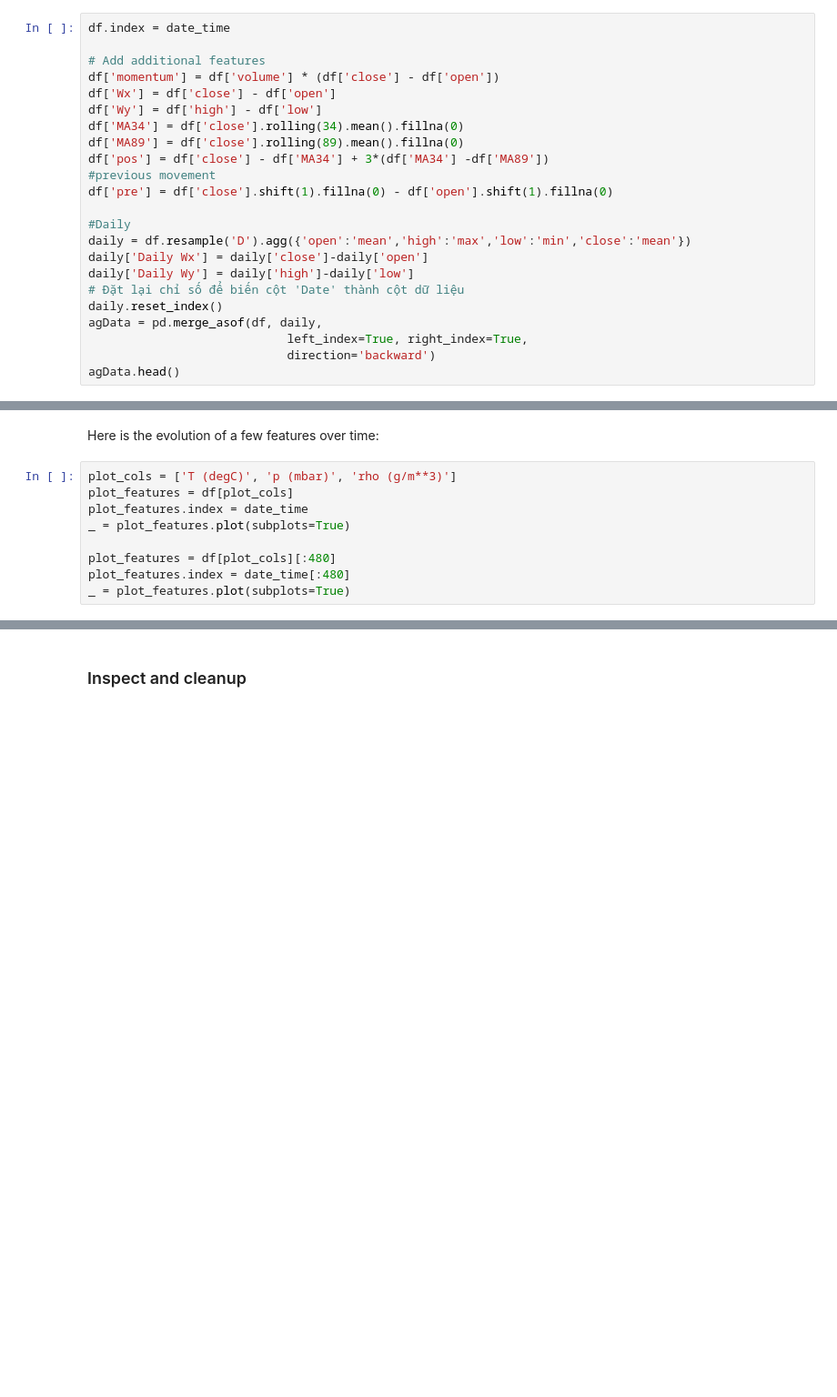
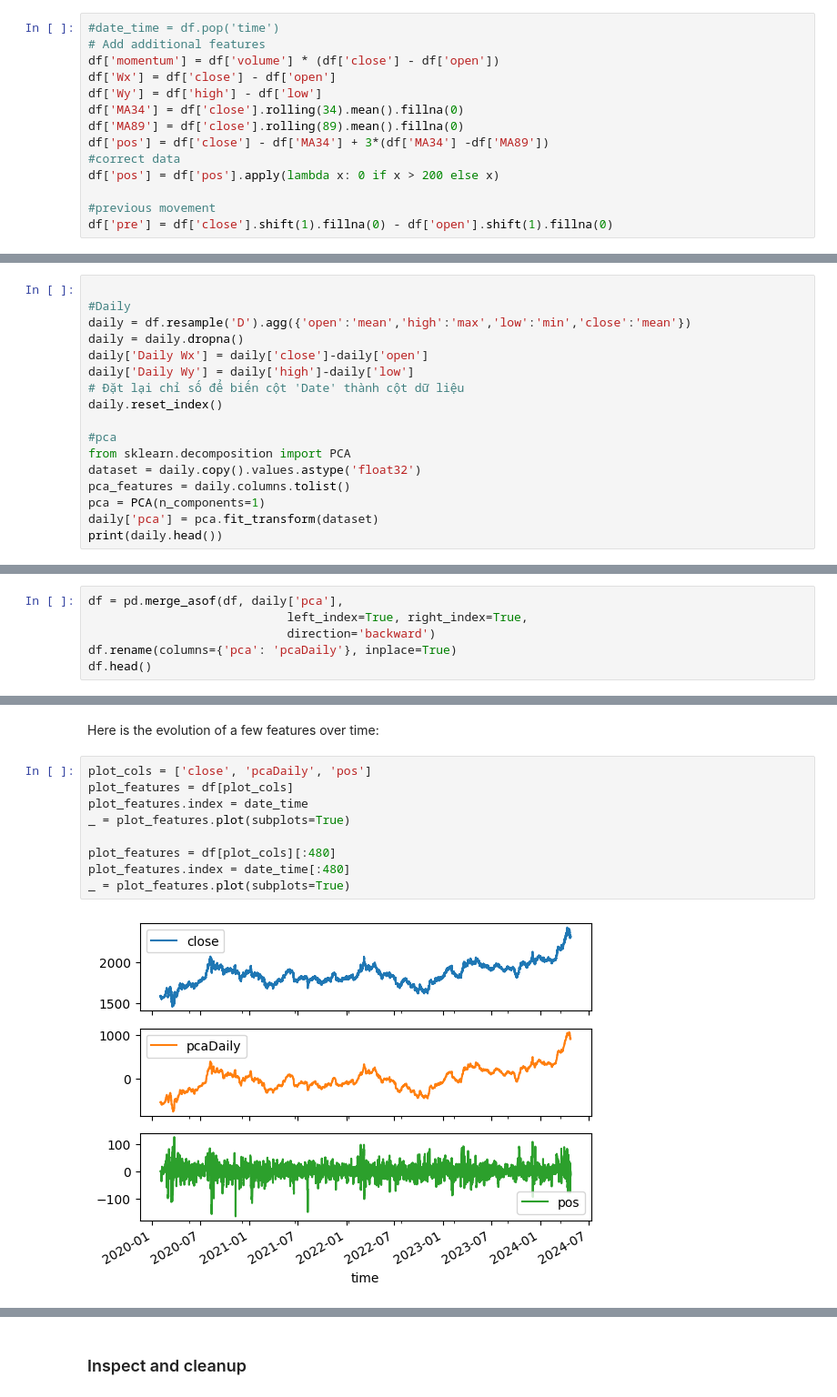
Before and after one commit to vietnc/ML, a Jupyter notebook: data-prepocess.ipynb, the cells around one changed output, grey strips where cells are left out. Shown at 91% size. Drawn from its saved outputs; the diff is of its cells as text; blank space fills up the shorter version.

Commit message:
pca daily

```diff
--- a/data-prepocess.ipynb
+++ b/data-prepocess.ipynb
@@ -97,8 +104,7 @@ df.head()
 # %% [markdown]
 Let's take a glance at the data. Here are the first few rows:
 # %%
-df.index = date_time
-
+#date_time = df.pop('time')
 # Add additional features
 df['momentum'] = df['volume'] * (df['close'] - df['open'])
 df['Wx'] = df['close'] - df['open']
@@ -106,16 +112,8 @@ df['Wy'] = df['high'] - df['low']
 df['MA34'] = df['close'].rolling(34).mean().fillna(0)
 df['MA89'] = df['close'].rolling(89).mean().fillna(0)
 df['pos'] = df['close'] - df['MA34'] + 3*(df['MA34'] -df['MA89'])
+#correct data
+df['pos'] = df['pos'].apply(lambda x: 0 if x > 200 else x)
+
 #previous movement
 df['pre'] = df['close'].shift(1).fillna(0) - df['open'].shift(1).fillna(0)
-
-#Daily
-daily = df.resample('D').agg({'open':'mean','high':'max','low':'min','close':'mean'})
-daily['Daily Wx'] = daily['close']-daily['open']
-daily['Daily Wy'] = daily['high']-daily['low']
-# Đặt lại chỉ số để biến cột 'Date' thành cột dữ liệu
-daily.reset_index()
-agData = pd.merge_asof(df, daily,
-                            left_index=True, right_index=True,
-                            direction='backward')
-agData.head()
@@ -129,0 +120,17 @@ agData.head()
+# %%
+
+#Daily
+daily = df.resample('D').agg({'open':'mean','high':'max','low':'min','close':'mean'})
+daily = daily.dropna()
+daily['Daily Wx'] = daily['close']-daily['open']
+daily['Daily Wy'] = daily['high']-daily['low']
+# Đặt lại chỉ số để biến cột 'Date' thành cột dữ liệu
+daily.reset_index()
+
+#pca
+from sklearn.decomposition import PCA
+dataset = daily.copy().values.astype('float32')
+pca_features = daily.columns.tolist()
+pca = PCA(n_components=1)
+daily['pca'] = pca.fit_transform(dataset)
+print(daily.head())
@@ -129,0 +153,6 @@ agData.head()
+# %%
+df = pd.merge_asof(df, daily['pca'],
+                            left_index=True, right_index=True,
+                            direction='backward')
+df.rename(columns={'pca': 'pcaDaily'}, inplace=True)
+df.head()
@@ -130,11 +167,13 @@ agData.head()
 # %% [markdown]
 Here is the evolution of a few features over time:
 # %%
-plot_cols = ['T (degC)', 'p (mbar)', 'rho (g/m**3)']
+plot_cols = ['close', 'pcaDaily', 'pos']
 plot_features = df[plot_cols]
 plot_features.index = date_time
 _ = plot_features.plot(subplots=True)
 
 plot_features = df[plot_cols][:480]
 plot_features.index = date_time[:480]
 _ = plot_features.plot(subplots=True)
+# %% [output]
+[figure, added]
```
Also changed, not shown: parts of 9 cells of this notebook.
